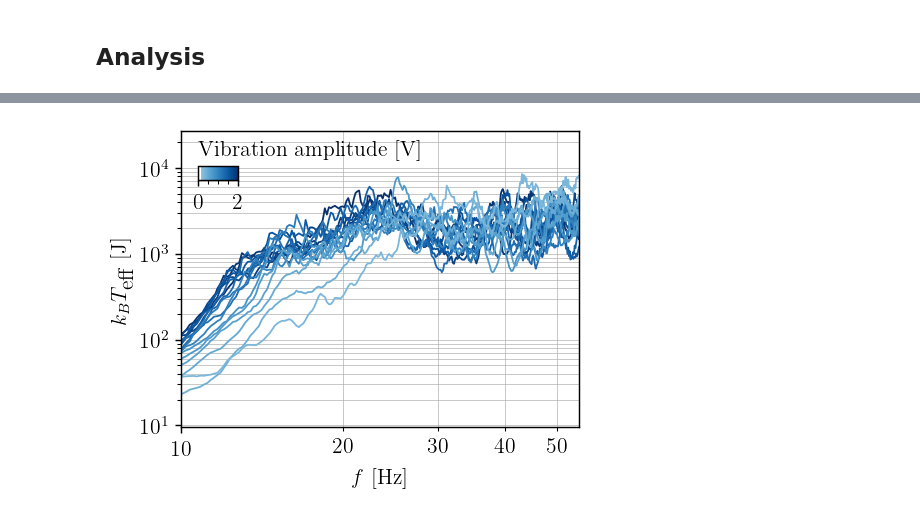
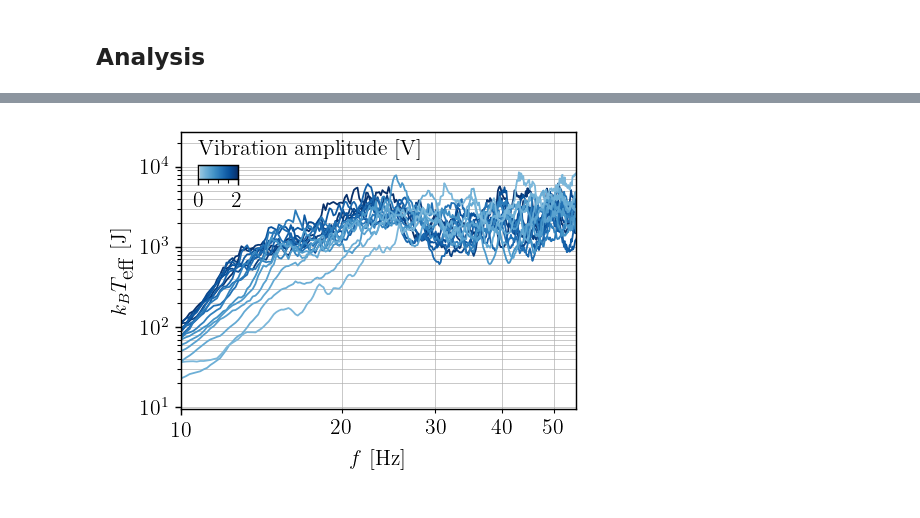
Before and after one commit to TomVdt/TPIII, a Jupyter notebook: 05-milieux-granulaires/analyse/exp2_glass_psd.ipynb, the cells around one changed output, grey strips where cells are left out. Saved outputs shown, nothing was run; the diff lists cells and outputs as text; code cells hidden in the pictures.

```diff
--- a/05-milieux-granulaires/analyse/exp2_glass_psd.ipynb
+++ b/05-milieux-granulaires/analyse/exp2_glass_psd.ipynb
@@ -57,34 +56,37 @@ for i, step in enumerate(data[:-1]):
     Teff.append(kB_Teff[i]/ BOLTZMANN_CONSTANT_JOULE)
 
     avg_kB_Teff.append(np.mean(kB_Teff[i][step.freqs > avg_lim]))
     avg_kB_Teff_err.append(np.std(kB_Teff[i][step.freqs > avg_lim]))
 
     color = cmap(step.imposed_vibration / max_amplitude)
     ax.loglog(step.freqs, kB_Teff[i], c=color)
     plt.xlim(10,55)
     ax.set_xlabel(r"$f$ [Hz]")
     ax.set_ylabel(r"$k_B T_\textrm{eff}$ [J]")
 
 plt.grid(True, 'minor')
 ax.xaxis.set_major_formatter(ScalarFormatter())
 ax.xaxis.set_minor_formatter(ScalarFormatter())
 
 # This could become a function
 axins1 = inset_axes(
     ax,
     width="10%",  # width: 50% of parent_bbox width
     height="5%",  # height: 5%
     # loc="upper left",
     bbox_to_anchor=(-0.83,-0.08, 1, 1),
     bbox_transform=ax.transAxes,
 )
 
 clb = fig.colorbar(plt.cm.ScalarMappable(norm, cmap), ax=ax, cax=axins1, orientation="horizontal")
 clb.ax.set_xticks(ticks = [round(min_amplitude), round(max_amplitude)], minor=False)
 clb.ax.set_title("Vibration amplitude [V]", loc='left')
+
+plt.tight_layout()
+plt.savefig("../figures/glass_Teff.png")
 plt.show()
 # %% [output]
-[figure, old version]
+[figure, new version]
 # %%
 # Teff vs amplitude d'oscillation
 amplitudes = np.array([step.imposed_vibration for step in data[:-1]])
```
Also changed, not shown: parts of 3 cells of this notebook, 26 other files.
